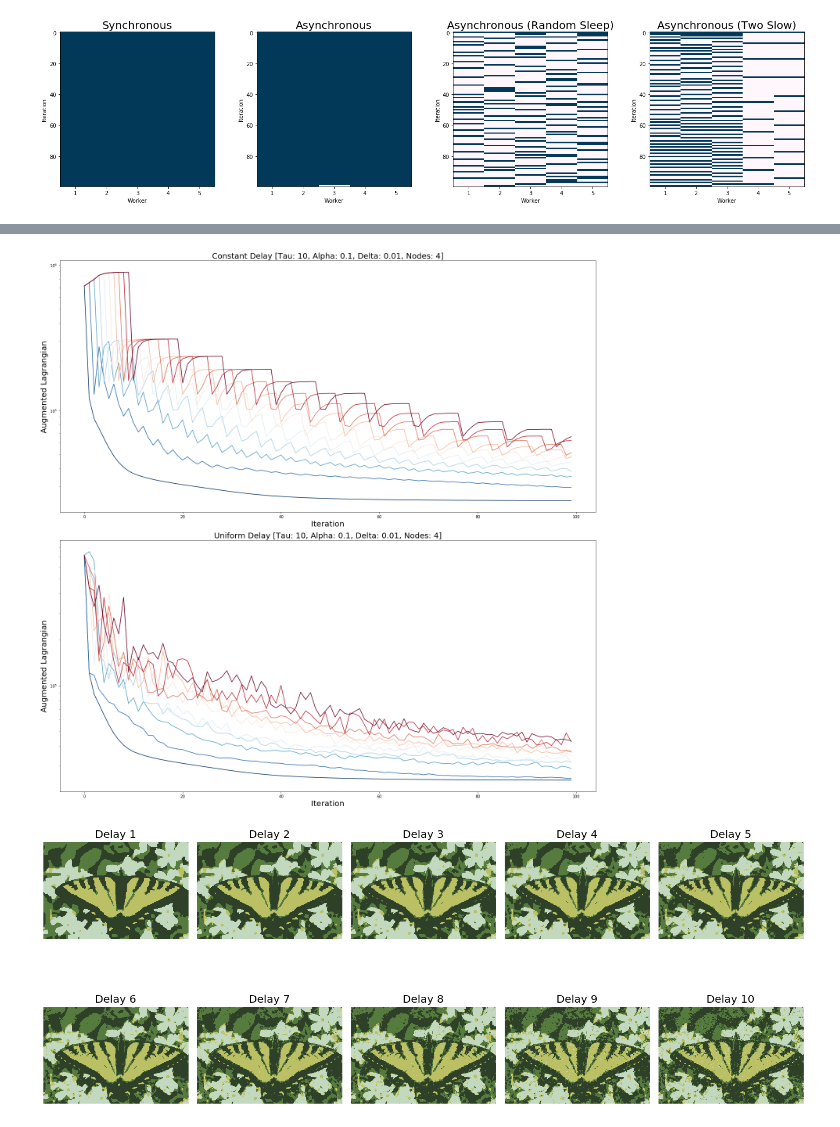
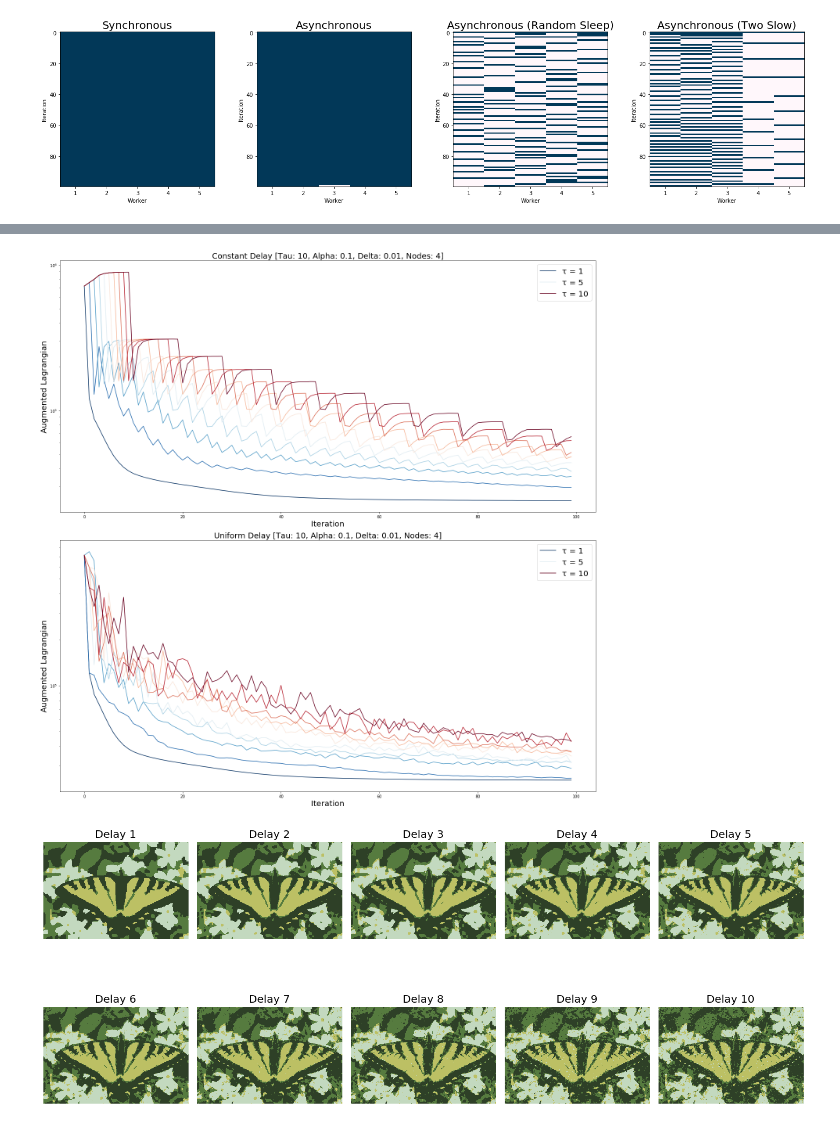
Before and after one commit to filipre/master-experiments, a Jupyter notebook: admm-segmentation/visualizations.ipynb, the cells around one changed output, grey strips where cells are left out. Drawn from its saved outputs; the diff is of its cells as text; code cells hidden in the pictures.

```diff
--- a/admm-segmentation/visualizations.ipynb
+++ b/admm-segmentation/visualizations.ipynb
@@ -158,29 +158,37 @@ def pngAdmmImage(delay, method, tau=10.0, alpha=0.1, delta=0.01, n=4):
 # %%
 fig, ax = plt.subplots(2, 1, figsize=(20, 20))
 colors = plt.cm.RdBu(np.linspace(0,1,len([1, 2, 3, 4, 5, 6, 7, 8, 9, 10])))[::-1]
 ax[0].set_prop_cycle('color', colors)
 ax[0].set_title(f"Constant Delay [Tau: 10, Alpha: 0.1, Delta: 0.01, Nodes: 4]", size=20)
 ax[0].set_yscale('log')
 ax[0].set_xlabel('Iteration', size=20)
 ax[0].set_ylabel('Augmented Lagrangian', size=20)
 for delay in [1, 2, 3, 4, 5, 6, 7, 8, 9, 10]:
     data = pd.read_csv(admmFilename(delay, "constant"), header=None)
-    ax[0].plot(data)
+    if delay in [1, 5, 10]:
+        ax[0].plot(data, label=f'τ = {delay}')
+    else:
+        ax[0].plot(data)
+    ax[0].legend(loc='upper right', fontsize="20")
 
 
 ax[1].set_prop_cycle('color', colors)
 ax[1].set_title(f"Uniform Delay [Tau: 10, Alpha: 0.1, Delta: 0.01, Nodes: 4]", size=20)
 ax[1].set_yscale('log')
 ax[1].set_xlabel('Iteration', size=20)
 ax[1].set_ylabel('Augmented Lagrangian', size=20)
 for delay in [1, 2, 3, 4, 5, 6, 7, 8, 9, 10]:
     data = pd.read_csv(admmFilename(delay, "uniform"), header=None)
-    ax[1].plot(data)
+    if delay in [1, 5, 10]:
+        ax[1].plot(data, label=f'τ = {delay}')
+    else:
+        ax[1].plot(data)
+    ax[1].legend(loc='upper right', fontsize="20")
 
 fig.tight_layout()
 plt.savefig("/Users/rene/University/master/thesis/thesis/figures/thesis_admmsegmentation_simulation_auglag.pdf")
 # %% [output]
-[figure, old version]
+[figure, new version]
 # %%
 delays = [1, 2, 3, 4, 5, 6, 7, 8, 9, 10]
 fig, ax = plt.subplots(2, 5, figsize=(20, 10))
```
Also changed, not shown: parts of 2 cells of this notebook.
